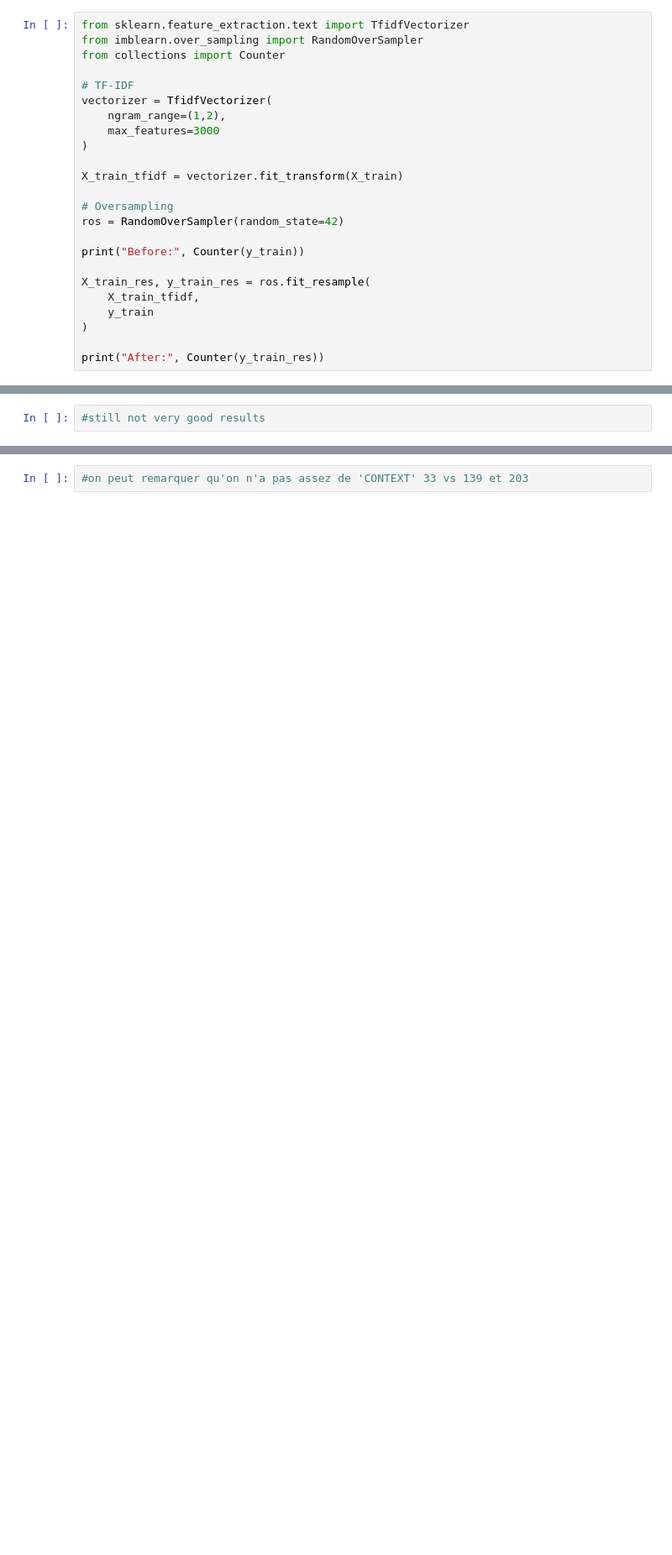
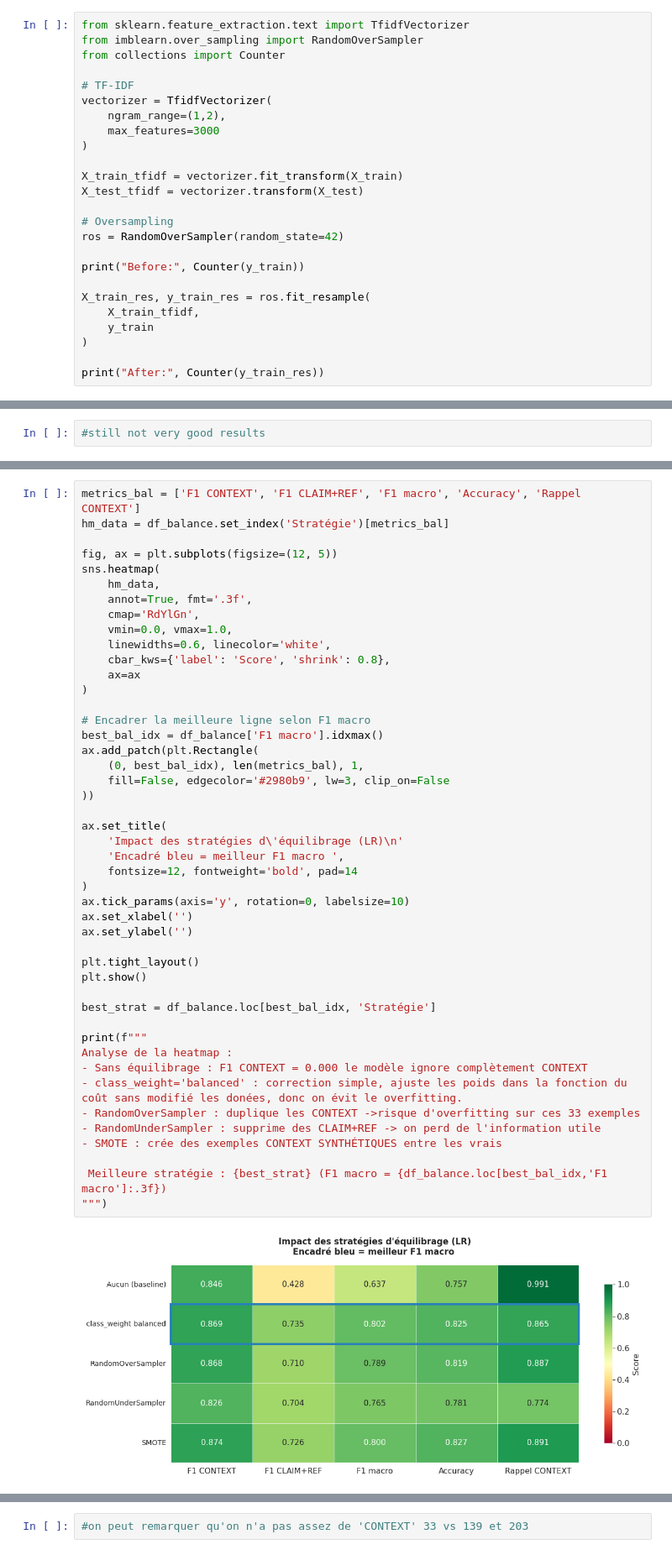
Before and after one commit to LazImane/ML_SciTweets, a Jupyter notebook: ML_SciTweets.ipynb, the cells around one changed output, grey strips where cells are left out. Shown at 84% size. Saved outputs shown, nothing was run; the diff lists cells and outputs as text; blank space fills up the shorter version.

```diff
--- a/ML_SciTweets.ipynb
+++ b/ML_SciTweets.ipynb
@@ -1191,6 +1266,7 @@ vectorizer = TfidfVectorizer(
 )
 
 X_train_tfidf = vectorizer.fit_transform(X_train)
+X_test_tfidf = vectorizer.transform(X_test)
 
 # Oversampling
 ros = RandomOverSampler(random_state=42)
@@ -1300,0 +1454,48 @@ weighted avg       0.90      0.57      0.67       113
+# %%
+metrics_bal = ['F1 CONTEXT', 'F1 CLAIM+REF', 'F1 macro', 'Accuracy', 'Rappel CONTEXT']
+hm_data = df_balance.set_index('Stratégie')[metrics_bal]
+
+fig, ax = plt.subplots(figsize=(12, 5))
+sns.heatmap(
+    hm_data,
+    annot=True, fmt='.3f',
+    cmap='RdYlGn',
+    vmin=0.0, vmax=1.0,
+    linewidths=0.6, linecolor='white',
+    cbar_kws={'label': 'Score', 'shrink': 0.8},
+    ax=ax
+)
+
+# Encadrer la meilleure ligne selon F1 macro
+best_bal_idx = df_balance['F1 macro'].idxmax()
+ax.add_patch(plt.Rectangle(
+    (0, best_bal_idx), len(metrics_bal), 1,
+    fill=False, edgecolor='#2980b9', lw=3, clip_on=False
+))
+
+ax.set_title(
+    'Impact des stratégies d\'équilibrage (LR)\n'
+    'Encadré bleu = meilleur F1 macro ',
+    fontsize=12, fontweight='bold', pad=14
+)
+ax.tick_params(axis='y', rotation=0, labelsize=10)
+ax.set_xlabel('')
+ax.set_ylabel('')
+
+plt.tight_layout()
+plt.show()
+
+best_strat = df_balance.loc[best_bal_idx, 'Stratégie']
+
+print(f"""
+Analyse de la heatmap :
+- Sans équilibrage : F1 CONTEXT = 0.000 le modèle ignore complètement CONTEXT
+- class_weight='balanced' : correction simple, ajuste les poids dans la fonction du coût sans modifié les donées, donc on évit le overfitting.
+- RandomOverSampler : duplique les CONTEXT ->risque d'overfitting sur ces 33 exemples
+- RandomUnderSampler : supprime des CLAIM+REF -> on perd de l'information utile
+- SMOTE : crée des exemples CONTEXT SYNTHÉTIQUES entre les vrais
+
+ Meilleure stratégie : {best_strat} (F1 macro = {df_balance.loc[best_bal_idx,'F1 macro']:.3f})
+""")
+# %% [output]
+[figure, added]
```
Also changed, not shown: parts of 32 cells of this notebook.
